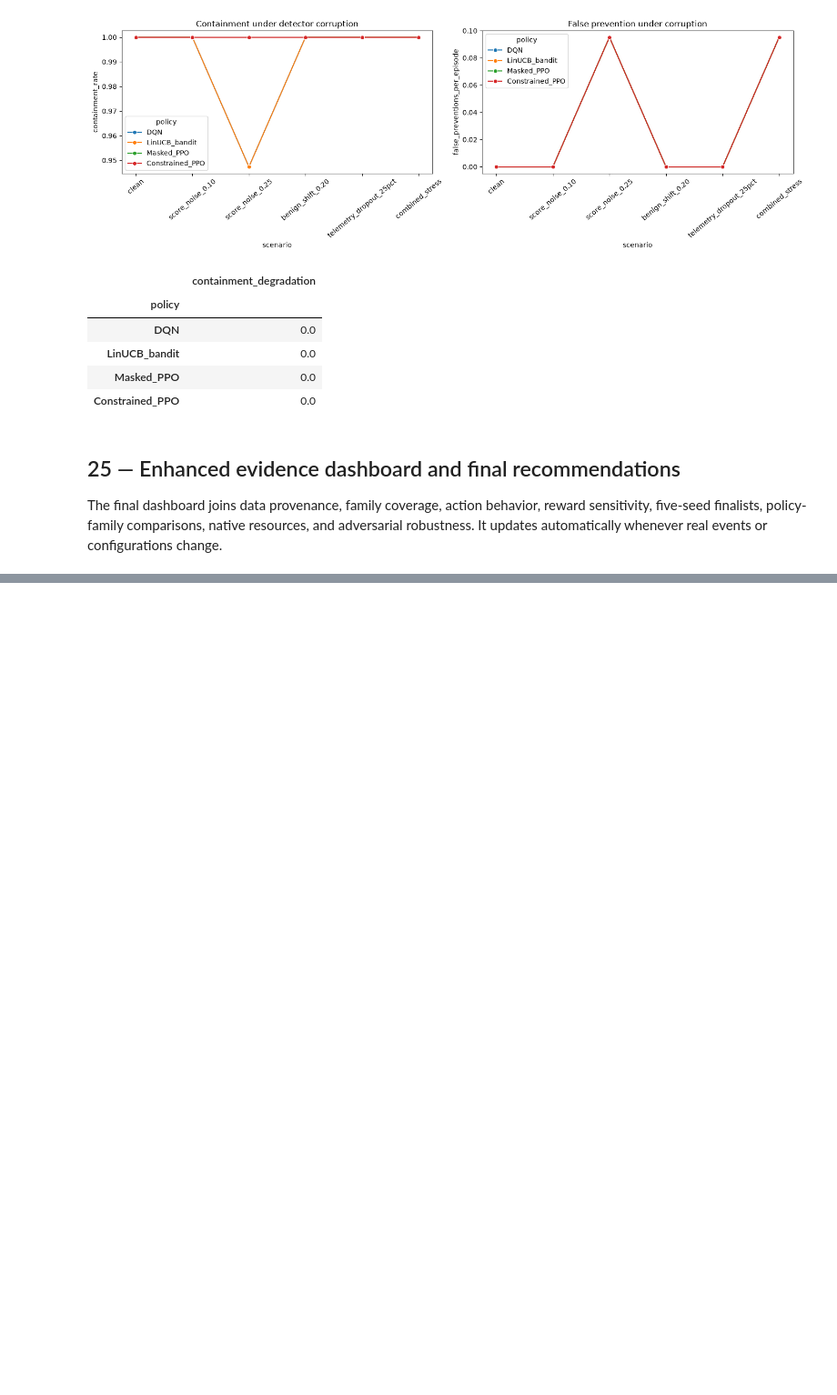
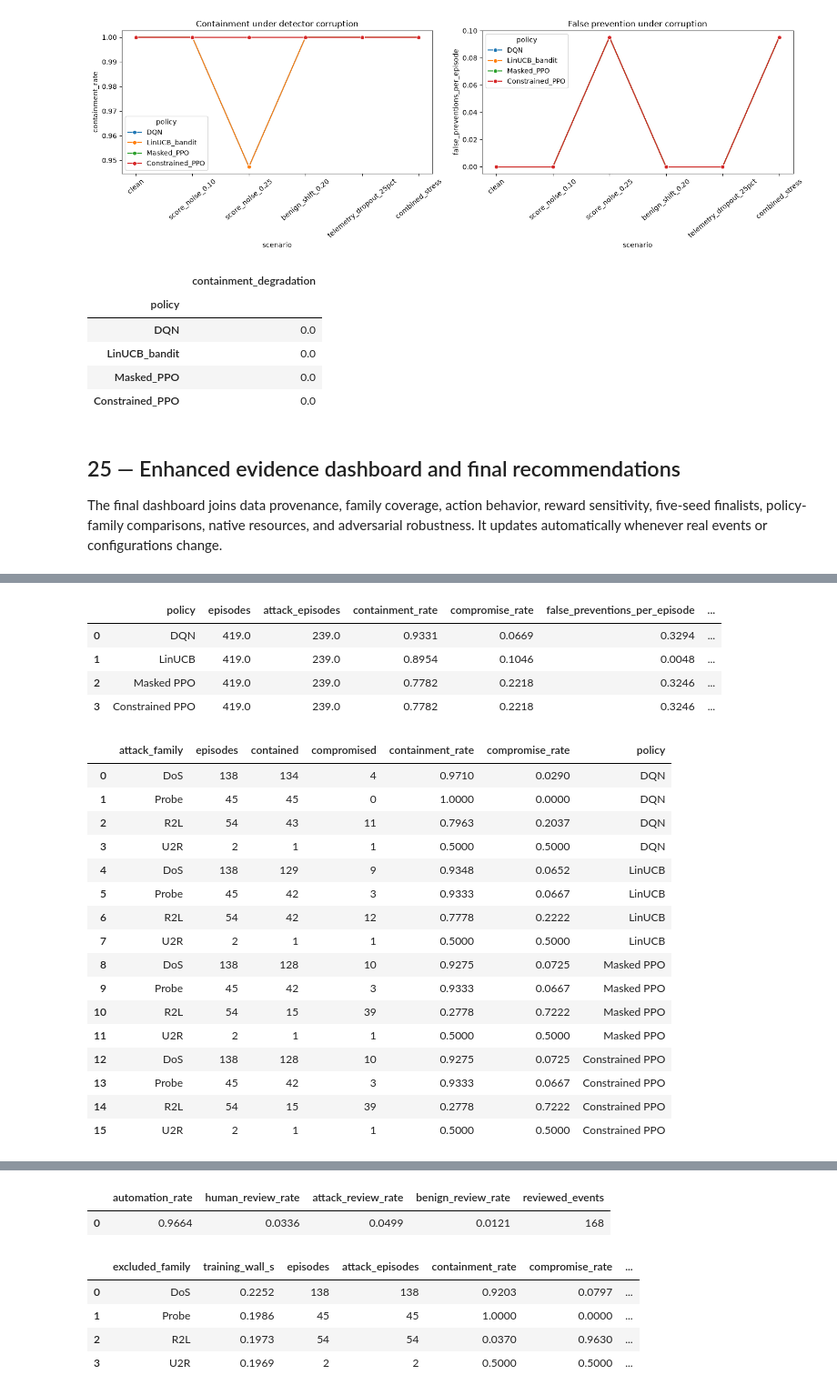
Before and after one commit to gegestalt/kodeRvR, a Jupyter notebook: notebooks/06_adaptive_ips_full_project_lab.ipynb, the cells around one changed output, grey strips where cells are left out. Shown at 91% size. Drawn from its saved outputs; the diff is of its cells as text; code cells hidden in the pictures; blank space fills up the shorter version.

```diff
--- a/notebooks/06_adaptive_ips_full_project_lab.ipynb
+++ b/notebooks/06_adaptive_ips_full_project_lab.ipynb
@@ -805,0 +782,50 @@ Final recommendation: treat all policy rankings as simulator evidence until the
+# %%
+import resource, time, torch
+from ips.dataset import EpisodeSplits
+from ips.dataset_experiment import DatasetTrainConfig, train_one_seed
+from ips.dqn import DqnConfig, QNetwork
+from ips.advanced_policies import train_bandit, train_ppo, actor_policy, PpoConfig
+from ips.evidence_analysis import network_policy, evaluate_detailed
+real_training_resources=[]
+dqn_cfg=DqnConfig(hidden_dim=64,batch_size=32,replay_capacity=5000,warmup_steps=64,target_update_steps=100,epsilon_decay_steps=1500)
+started=time.perf_counter(); cpu=time.process_time(); real_dqn_run=train_one_seed(nsl_evidence.splits,seed=SEED,dqn=dqn_cfg,training=DatasetTrainConfig(episodes=400 if RUN_HEAVY else 120,validation_interval=50 if RUN_HEAVY else 30),output_dir=OUTPUT/'real_nsl_dqn'); real_training_resources.append({'policy':'DQN','training_wall_s':time.perf_counter()-started,'training_cpu_s':time.process_time()-cpu})
+real_dqn=QNetwork(7,7,64); real_dqn.load_state_dict(torch.load(real_dqn_run['checkpoint'],map_location='cpu')['model_state_dict'])
+started=time.perf_counter(); cpu=time.process_time(); real_bandit=train_bandit(nsl_evidence.splits.train,training_episodes=400 if RUN_HEAVY else 120,seed=SEED); real_training_resources.append({'policy':'LinUCB','training_wall_s':time.perf_counter()-started,'training_cpu_s':time.process_time()-cpu})
+started=time.perf_counter(); cpu=time.process_time(); real_ppo,real_ppo_history=train_ppo(nsl_evidence.splits.train,config=PpoConfig(training_episodes=250 if RUN_HEAVY else 70,hidden_dim=64),seed=SEED); real_training_resources.append({'policy':'Masked PPO','training_wall_s':time.perf_counter()-started,'training_cpu_s':time.process_time()-cpu})
+started=time.perf_counter(); cpu=time.process_time(); real_cppo,real_cppo_history=train_ppo(nsl_evidence.splits.train,config=PpoConfig(training_episodes=250 if RUN_HEAVY else 70,hidden_dim=64,constrained=True,disruption_limit=0.10),seed=SEED); real_training_resources.append({'policy':'Constrained PPO','training_wall_s':time.perf_counter()-started,'training_cpu_s':time.process_time()-cpu})
+real_policies={'DQN':network_policy(real_dqn,SEED),'LinUCB':real_bandit.choose,'Masked PPO':actor_policy(real_ppo),'Constrained PPO':actor_policy(real_cppo)}
+real_policy_rows=[]; real_family_rows=[]; real_action_rows=[]
+for policy_name,policy in real_policies.items():
+    family,actions,summary=evaluate_detailed(policy,nsl_evidence.splits.test,seed=SEED); real_policy_rows.append({'policy':policy_name,**summary}); real_family_rows.append(family.assign(policy=policy_name)); real_action_rows.append(actions.assign(policy=policy_name))
+real_policy_comparison=pd.DataFrame(real_policy_rows); real_family_comparison=pd.concat(real_family_rows,ignore_index=True); real_action_comparison=pd.concat(real_action_rows,ignore_index=True)
+review=np.array([escalation_decision(score) for score in test_scores]); escalation_summary=pd.DataFrame([{'automation_rate':1-review.mean(),'human_review_rate':review.mean(),'attack_review_rate':review[test_labels==1].mean(),'benign_review_rate':review[test_labels==0].mean(),'reviewed_events':int(review.sum())}])
+holdout_rows=[]
+for family_name in ('DoS','Probe','R2L','U2R'):
+    train_eps=tuple(ep for ep in nsl_evidence.splits.train if not any(ev.attack_family==family_name for ev in ep.events)); val_eps=tuple(ep for ep in nsl_evidence.splits.validation if not any(ev.attack_family==family_name for ev in ep.events)); test_eps=tuple(ep for ep in nsl_evidence.splits.test if any(ev.attack_family==family_name for ev in ep.events))
+    if not min(len(train_eps),len(val_eps),len(test_eps)): continue
+    started=time.perf_counter(); run=train_one_seed(EpisodeSplits(train_eps,val_eps,test_eps),seed=SEED,dqn=dqn_cfg,training=DatasetTrainConfig(episodes=100 if RUN_HEAVY else 35,validation_interval=25 if RUN_HEAVY else 15),output_dir=OUTPUT/'real_family_holdout'/family_name); holdout_rows.append({'excluded_family':family_name,'training_wall_s':time.perf_counter()-started,**run['final_test']})
+unseen_family_results=pd.DataFrame(holdout_rows)
+display(real_policy_comparison.round(4)); display(real_family_comparison.round(4)); display(real_action_comparison.pivot(index='policy',columns='action',values='fraction').fillna(0).round(4)); display(escalation_summary.round(4)); display(unseen_family_results.round(4))
+# %% [output]
+|  | policy | episodes | attack_episodes | containment_rate | compromise_rate | false_preventions_per_episode | ... |
+| 0 | DQN | 419.0 | 239.0 | 0.9331 | 0.0669 | 0.3294 | ... |
+| 1 | LinUCB | 419.0 | 239.0 | 0.8954 | 0.1046 | 0.0048 | ... |
+| 2 | Masked PPO | 419.0 | 239.0 | 0.7782 | 0.2218 | 0.3246 | ... |
+| 3 | Constrained PPO | 419.0 | 239.0 | 0.7782 | 0.2218 | 0.3246 | ... |
+|  | attack_family | episodes | contained | compromised | containment_rate | compromise_rate | policy |
+| 0 | DoS | 138 | 134 | 4 | 0.9710 | 0.0290 | DQN |
+| 1 | Probe | 45 | 45 | 0 | 1.0000 | 0.0000 | DQN |
+| 2 | R2L | 54 | 43 | 11 | 0.7963 | 0.2037 | DQN |
+| 3 | U2R | 2 | 1 | 1 | 0.5000 | 0.5000 | DQN |
+| 4 | DoS | 138 | 129 | 9 | 0.9348 | 0.0652 | LinUCB |
+| 5 | Probe | 45 | 42 | 3 | 0.9333 | 0.0667 | LinUCB |
+| 6 | R2L | 54 | 42 | 12 | 0.7778 | 0.2222 | LinUCB |
+| 7 | U2R | 2 | 1 | 1 | 0.5000 | 0.5000 | LinUCB |
+| 8 | DoS | 138 | 128 | 10 | 0.9275 | 0.0725 | Masked PPO |
+| 9 | Probe | 45 | 42 | 3 | 0.9333 | 0.0667 | Masked PPO |
+| 10 | R2L | 54 | 15 | 39 | 0.2778 | 0.7222 | Masked PPO |
+| 11 | U2R | 2 | 1 | 1 | 0.5000 | 0.5000 | Masked PPO |
+| 12 | DoS | 138 | 128 | 10 | 0.9275 | 0.0725 | Constrained PPO |
+| 13 | Probe | 45 | 42 | 3 | 0.9333 | 0.0667 | Constrained PPO |
+| 14 | R2L | 54 | 15 | 39 | 0.2778 | 0.7222 | Constrained PPO |
+| 15 | U2R | 2 | 1 | 1 | 0.5000 | 0.5000 | Constrained PPO |
@@ -805,0 +838,7 @@ Final recommendation: treat all policy rankings as simulator evidence until the
+|  | automation_rate | human_review_rate | attack_review_rate | benign_review_rate | reviewed_events |
+| 0 | 0.9664 | 0.0336 | 0.0499 | 0.0121 | 168 |
+|  | excluded_family | training_wall_s | episodes | attack_episodes | containment_rate | compromise_rate | ... |
+| 0 | DoS | 0.2252 | 138 | 138 | 0.9203 | 0.0797 | ... |
+| 1 | Probe | 0.1986 | 45 | 45 | 1.0000 | 0.0000 | ... |
+| 2 | R2L | 0.1973 | 54 | 54 | 0.0370 | 0.9630 | ... |
+| 3 | U2R | 0.1969 | 2 | 2 | 0.5000 | 0.5000 | ... |
```
Also changed, not shown: parts of 19 cells of this notebook, 14 other files.
